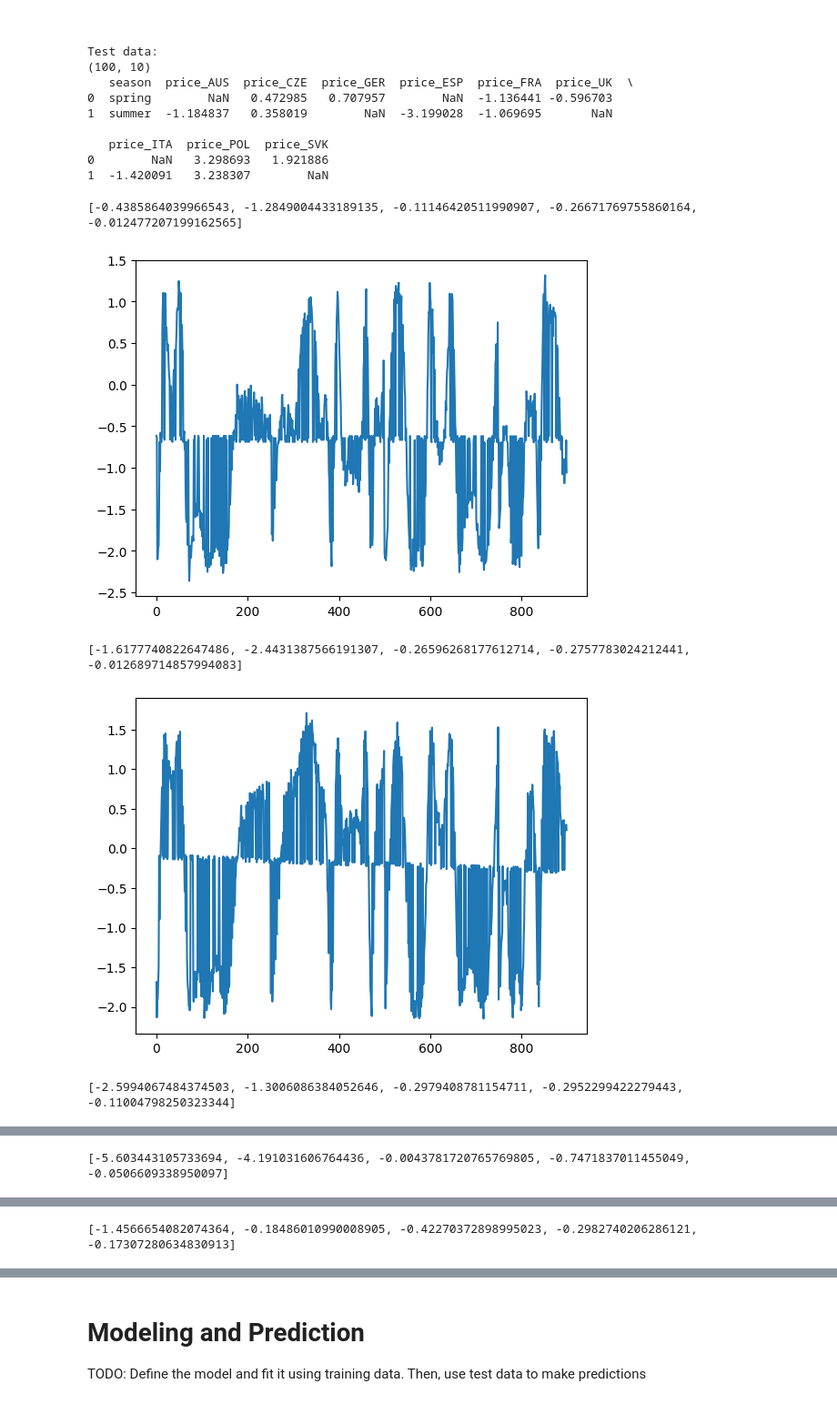
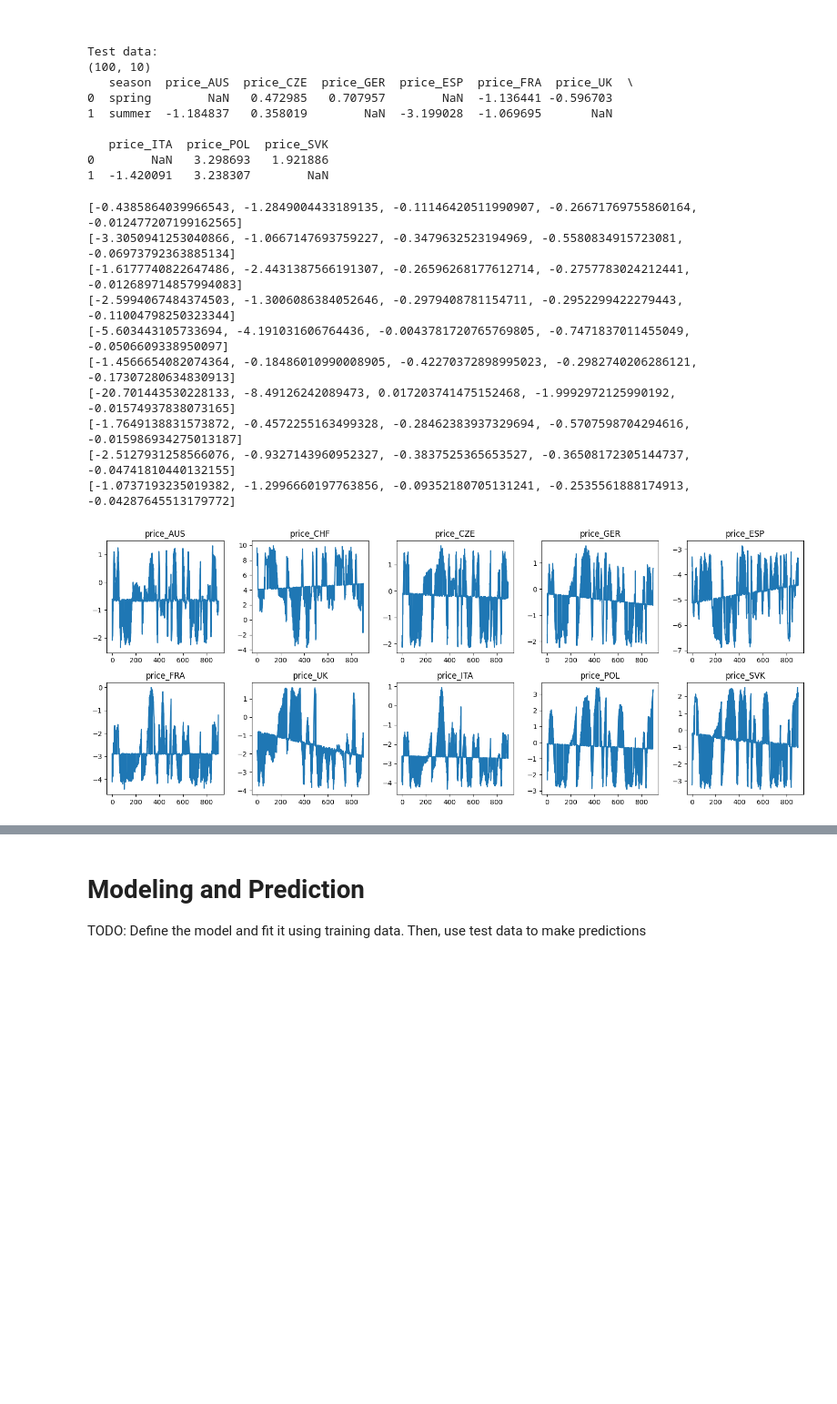
Before and after one commit to AntoniaGrindrod/IML-Task-2, a Jupyter notebook: template_solution.ipynb, the cells around one changed output, grey strips where cells are left out. Shown: that part at 91% size. Drawn from its saved outputs; the diff is of its cells as text; code cells hidden in the pictures; blank space fills up the shorter version.

```diff
--- a/template_solution.ipynb
+++ b/template_solution.ipynb
@@ -78,6 +78,8 @@ Test data:
 from sklearn.linear_model import LinearRegression
 from sklearn.model_selection import KFold
 from sklearn.metrics import r2_score
+
+
 
 seasons_to_numbers = np.array([0, 1, 2, 3])
 length = 900
@@ -86,42 +88,60 @@ numbers_rep = pd.Series(numbers_rep, name='Seasons to Numbers') #making a pd typ
 
 chron = pd.Series(np.arange(length), name = 'Time') #assuming the seasons are in chronological order
 
+fig, axs = plt.subplots(2, 5, figsize=(15, 6))
+axs = axs.flatten()
+
+i = 0
 for country in train_df.columns:
-    if str(country) != 'season' and str(country) != 'price_CHF':
+    if str(country) != 'season':
 
         dfc = pd.concat([chron, numbers_rep, train_df[str(country)]], axis=1) #making a big matrix of time, seasons and prices
 
         c = [c for c in dfc.columns if c != str(country)]
         X = dfc[dfc[str(country)].notnull()].loc[:, c].values #the non-missing time and seasons
         y = dfc[dfc[str(country)].notnull()][str(country)].values #the non-missing prices
         missing_prices = dfc[dfc[str(country)].isnull()].loc[:, c].values #the missing prices
 
         kf = KFold(n_splits=5)
         scores = [] #measures how much better than baseline linear regression performs, where baseline is flat regression against the mean. In this case that baseline performance (an  R2 of 0) is the performance of replacing the missing values with the mean of the observed values.
         predicted_prices = []
 
         for train_index, test_index in kf.split(X):
             X_train, X_test = X[train_index], X[test_index]
             y_train, y_test = y[train_index], y[test_index]
 
             clf = LinearRegression()
             clf.fit(X_train, y_train)
             y_test_pred = clf.predict(X_test)
 
             scores.append(r2_score(y_test, y_test_pred))
 
             y_missing_pred = clf.predict(missing_prices)
             predicted_prices.append(y_missing_pred)
 
 
         print(scores)
         mean_predicted_prices = np.mean(predicted_prices, axis=0)
         dfc.loc[dfc[str(country)].isnull(), str(country)] = mean_predicted_prices
-        plt.plot(dfc[str(country)])
-        plt.show()
+        #plt.plot(dfc[str(country)])
+        #plt.title(str(country))
+        #plt.show()
+
+        axs[i].plot(dfc[str(country)])
+        axs[i].set_title(str(country))
+        i = i+1
+
+plt.tight_layout()
+plt.show()
 # %% [output]
 [-0.4385864039966543, -1.2849004433189135, -0.11146420511990907, -0.26671769755860164, -0.012477207199162565]
+[-3.3050941253040866, -1.0667147693759227, -0.3479632523194969, -0.5580834915723081, -0.06973792363885134]
+[-1.6177740822647486, -2.4431387566191307, -0.26596268177612714, -0.2757783024212441, -0.012689714857994083]
+[-2.5994067484374503, -1.3006086384052646, -0.2979408781154711, -0.2952299422279443, -0.11004798250323344]
+[-5.603443105733694, -4.191031606764436, -0.0043781720765769805, -0.7471837011455049, -0.0506609338950097]
+[-1.4566654082074364, -0.18486010990008905, -0.42270372898995023, -0.2982740206286121, -0.17307280634830913]
+[-20.701443530228133, -8.49126242089473, 0.017203741475152468, -1.9992972125990192, -0.01574937838073165]
+[-1.7649138831573872, -0.4572255163499328, -0.28462383937329694, -0.5707598704294616, -0.015986934275013187]
+[-2.5127931258566076, -0.9327143960952327, -0.3837525365653527, -0.36508172305144737, -0.04741810440132155]
+[-1.0737193235019382, -1.2996660197763856, -0.09352180705131241, -0.2535561888174913, -0.04287645513179772]
-[figure, old version]
+[figure, new version]
-[-1.6177740822647486, -2.4431387566191307, -0.26596268177612714, -0.2757783024212441, -0.012689714857994083]
-[figure, removed]
-[-2.5994067484374503, -1.3006086384052646, -0.2979408781154711, -0.2952299422279443, -0.11004798250323344]
@@ -129 +147,0 @@ for country in train_df.columns:
-[-5.603443105733694, -4.191031606764436, -0.0043781720765769805, -0.7471837011455049, -0.0506609338950097]
@@ -131 +147,0 @@ for country in train_df.columns:
-[-1.4566654082074364, -0.18486010990008905, -0.42270372898995023, -0.2982740206286121, -0.17307280634830913]
```
Also changed, not shown: parts of 4 cells of this notebook.
